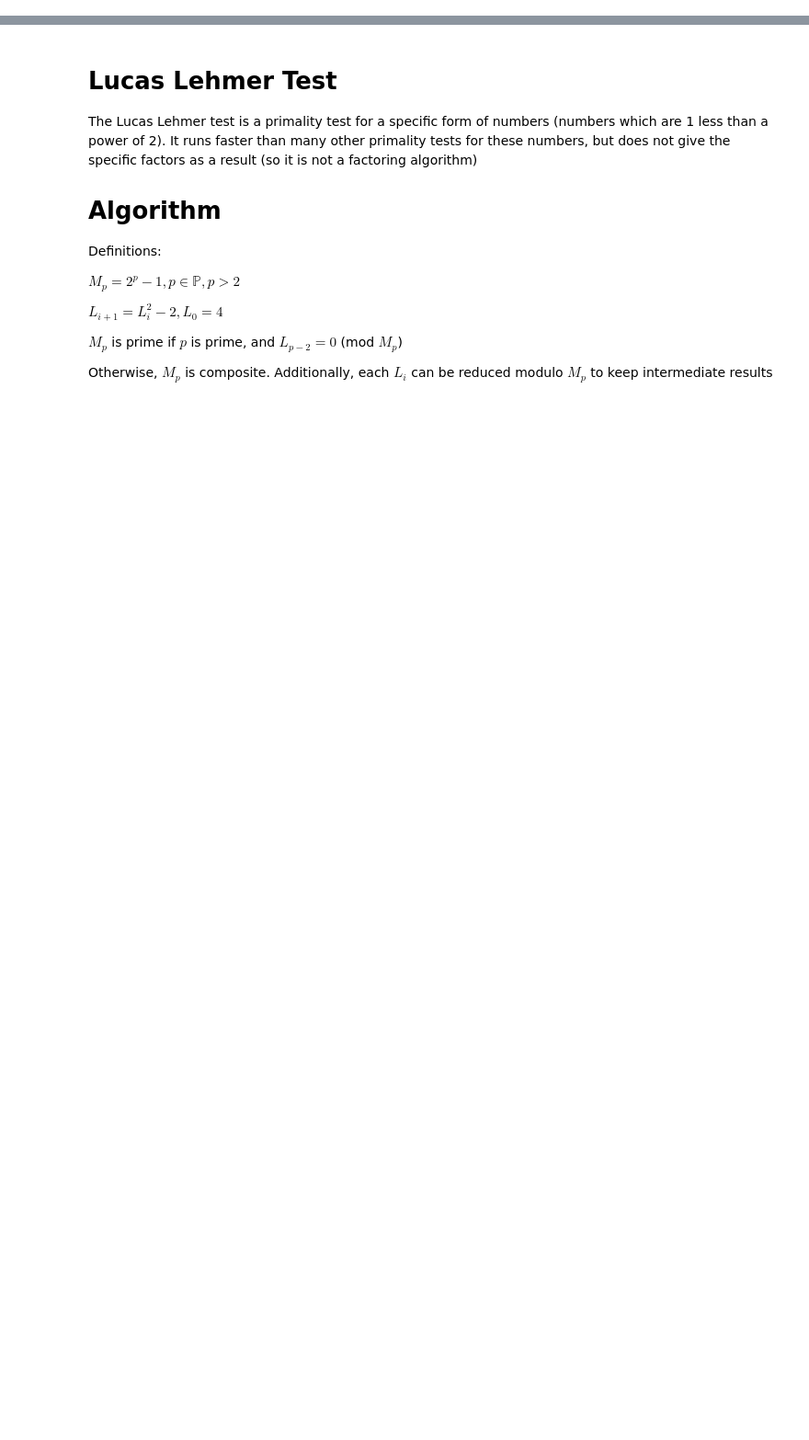
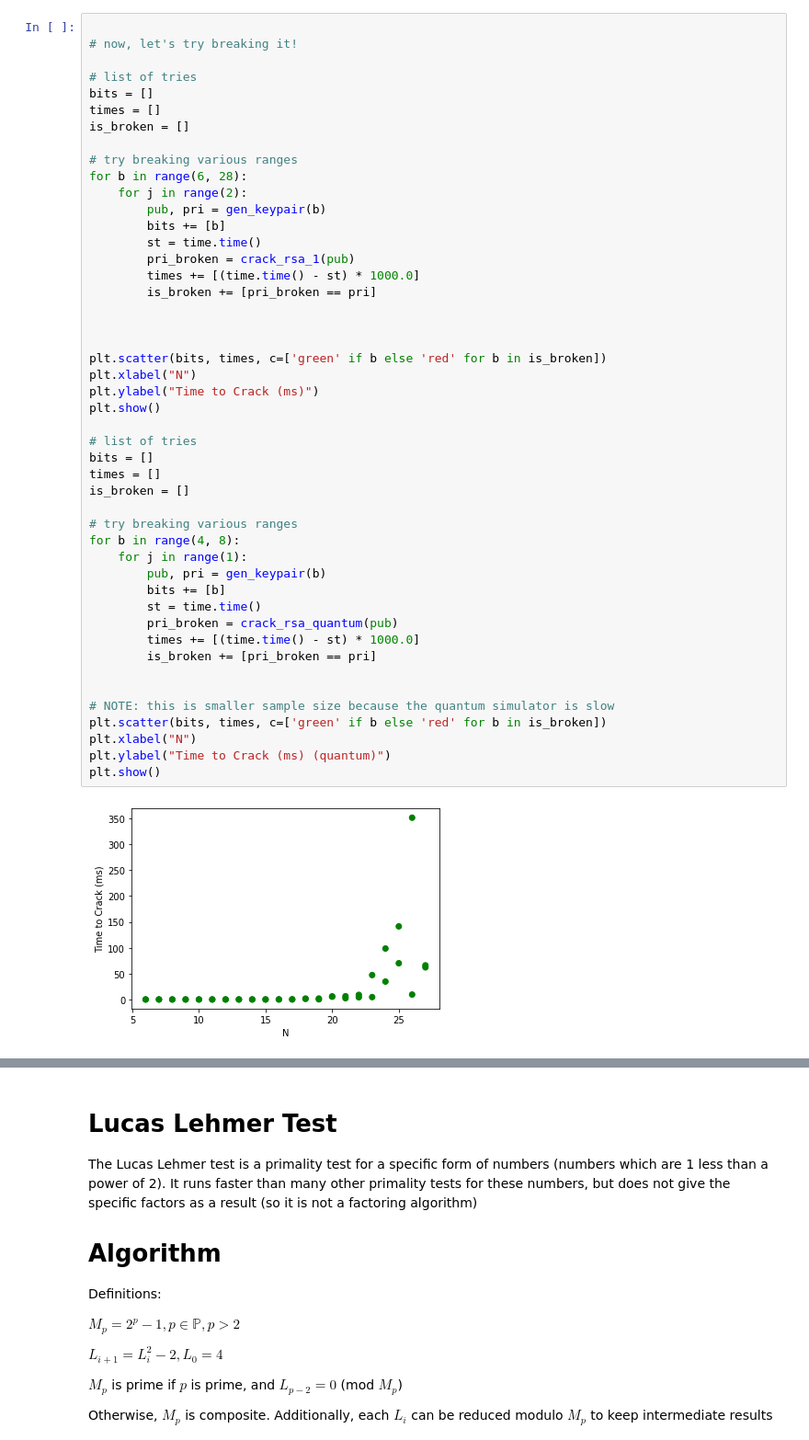
Before and after one commit to gcrois/QFastInteger, a Jupyter notebook: demo.ipynb, the cells around one changed output, grey strips where cells are left out. Shown at 92% size. Saved outputs shown, nothing was run; the diff lists cells and outputs as text; blank space fills up the shorter version.

```diff
--- a/demo.ipynb
+++ b/demo.ipynb
@@ -18,0 +115,49 @@ RSA, a secure encryption algorithm, is used for sending private data across unse
+# %%
+
+# now, let's try breaking it!
+
+# list of tries
+bits = []
+times = []
+is_broken = []
+
+# try breaking various ranges
+for b in range(6, 28):
+    for j in range(2):
+        pub, pri = gen_keypair(b)
+        bits += [b]
+        st = time.time()
+        pri_broken = crack_rsa_1(pub)
+        times += [(time.time() - st) * 1000.0]
+        is_broken += [pri_broken == pri]
+
+
+
+plt.scatter(bits, times, c=['green' if b else 'red' for b in is_broken])
+plt.xlabel("N")
+plt.ylabel("Time to Crack (ms)")
+plt.show()
+
+# list of tries
+bits = []
+times = []
+is_broken = []
+
+# try breaking various ranges
+for b in range(4, 8):
+    for j in range(1):
+        pub, pri = gen_keypair(b)
+        bits += [b]
+        st = time.time()
+        pri_broken = crack_rsa_quantum(pub)
+        times += [(time.time() - st) * 1000.0]
+        is_broken += [pri_broken == pri]
+
+
+# NOTE: this is smaller sample size because the quantum simulator is slow
+plt.scatter(bits, times, c=['green' if b else 'red' for b in is_broken])
+plt.xlabel("N")
+plt.ylabel("Time to Crack (ms) (quantum)")
+plt.show()
+# %% [output]
+[figure, added]
```
Also changed, not shown: parts of 5 cells of this notebook, 1 other file.
